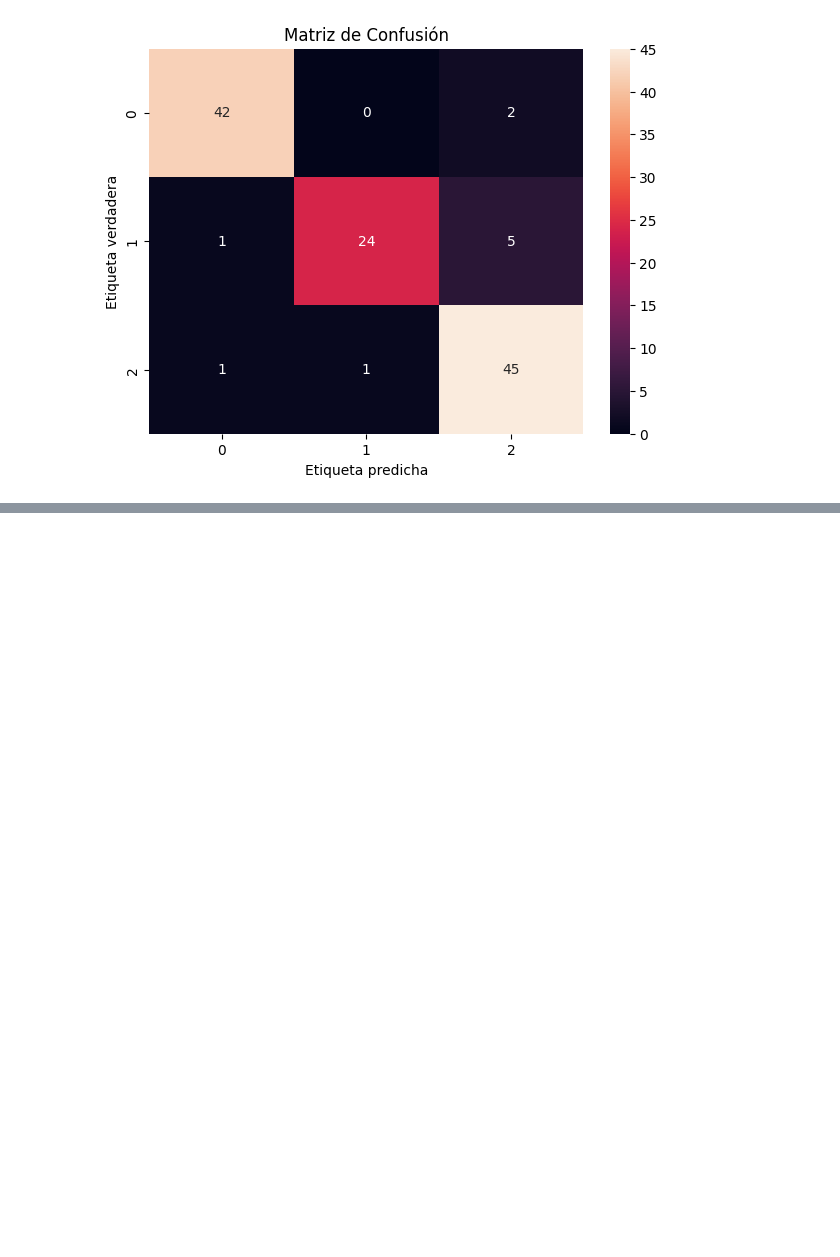
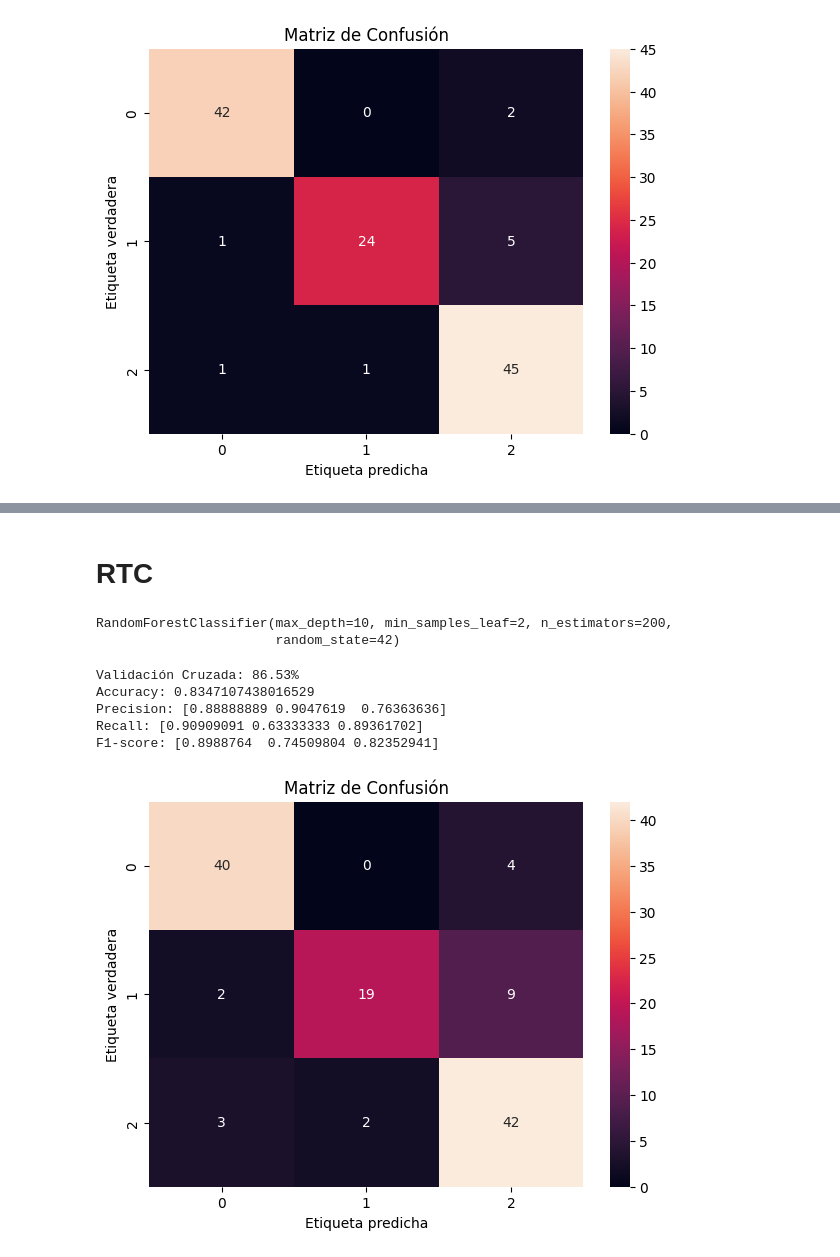
Before and after one commit to 1Pampu/BigData-ML-Proyectos, a Jupyter notebook: Trabajo Final/Trabajo_Final_Big_Data_ML.ipynb, the cells around one changed output, grey strips where cells are left out. Saved outputs shown, nothing was run; the diff lists cells and outputs as text; code cells hidden in the pictures; blank space fills up the shorter version.

```diff
--- a/Trabajo Final/Trabajo_Final_Big_Data_ML.ipynb
+++ b/Trabajo Final/Trabajo_Final_Big_Data_ML.ipynb
@@ -126,0 +182,53 @@ plt.show()
+# %% [markdown]
+# RTC
+# %%
+rtc = RandomForestClassifier(random_state = 42, max_depth = 10, min_samples_leaf = 2, min_samples_split = 2, n_estimators = 200)
+rtc.fit(x_train, y_train)
+# %% [output]
+RandomForestClassifier(max_depth=10, min_samples_leaf=2, n_estimators=200,
+                       random_state=42)
+# %%
+# Realizamos una validación cruzada para evaluar el rendimiento del modelo
+scores = cross_val_score(rtc, x_train, y_train, cv=5)
+average_accuracy = scores.mean()
+print("Validación Cruzada: {:.2f}%".format(average_accuracy * 100))
+
+# Realizamos predicciones en el conjunto de prueba
+rtc_predictions = rtc.predict(x_test)
+
+# Calculamos accuracy
+accuracy = accuracy_score(y_test, rtc_predictions)
+print("Accuracy:", accuracy)
+
+# Calculamos precision
+precision = precision_score(y_test, rtc_predictions, average = None)
+print("Precision:", precision)
+
+# Calculamos recall
+recall = recall_score(y_test, rtc_predictions, average = None)
+print("Recall:", recall)
+
+# Calculamos f1-score
+f1 = f1_score(y_test, rtc_predictions, average = None)
+print("F1-score:", f1)
+# %% [output]
+Validación Cruzada: 86.53%
+Accuracy: 0.8347107438016529
+Precision: [0.88888889 0.9047619  0.76363636]
+Recall: [0.90909091 0.63333333 0.89361702]
+F1-score: [0.8988764  0.74509804 0.82352941]
+# %%
+# Se calcula una matriz de confusión
+conf_matrix = confusion_matrix(y_test, rtc_predictions)
+
+# Se crea un gráfico que muestra la matriz con anotaciones de los valores y etiquetas
+plt.figure(figsize=(7,5))
+sns.heatmap(conf_matrix, annot = True, fmt = 'g')
+plt.xlabel('Etiqueta predicha')
+plt.ylabel('Etiqueta verdadera')
+plt.title('Matriz de Confusión')
+
+# Mostramos la visualización de la matriz de confusión
+plt.show()
+# %% [output]
+[figure, added]
```
Also changed, not shown: parts of 9 cells of this notebook, 2 other files.
